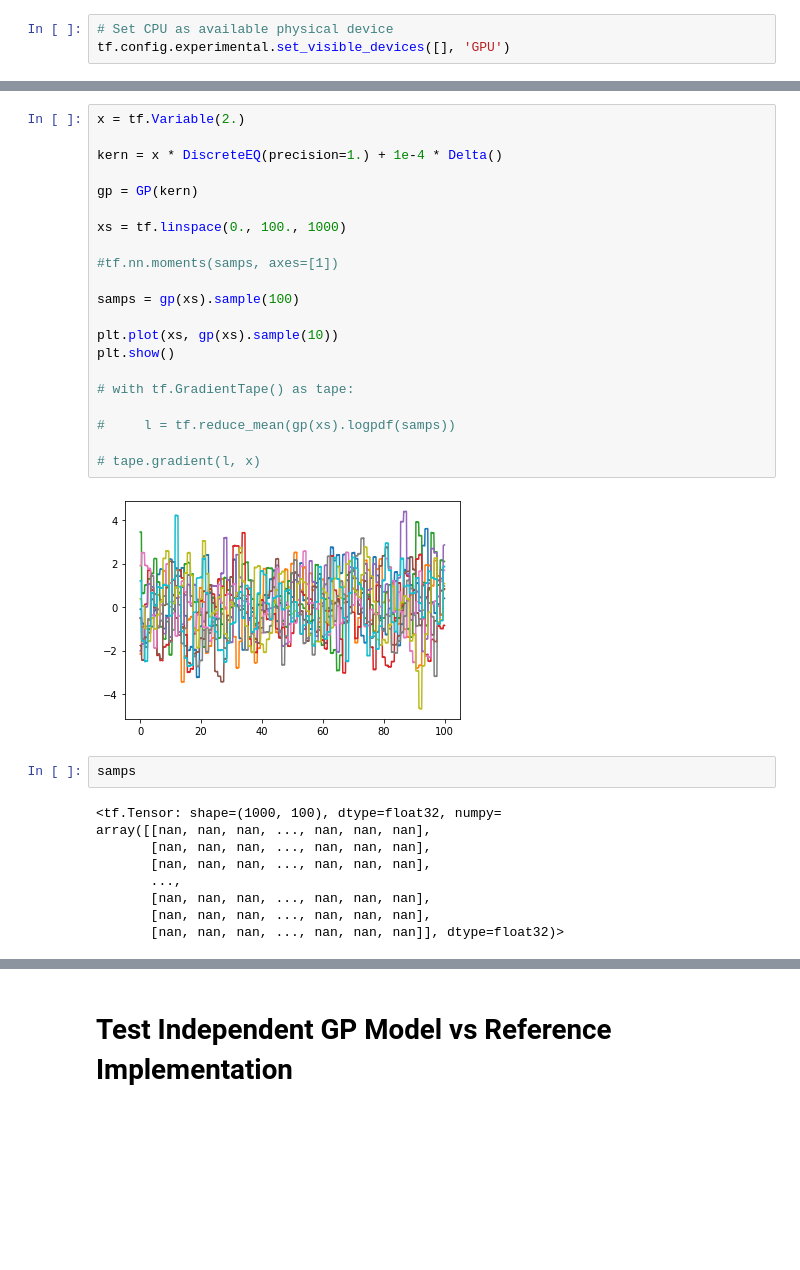
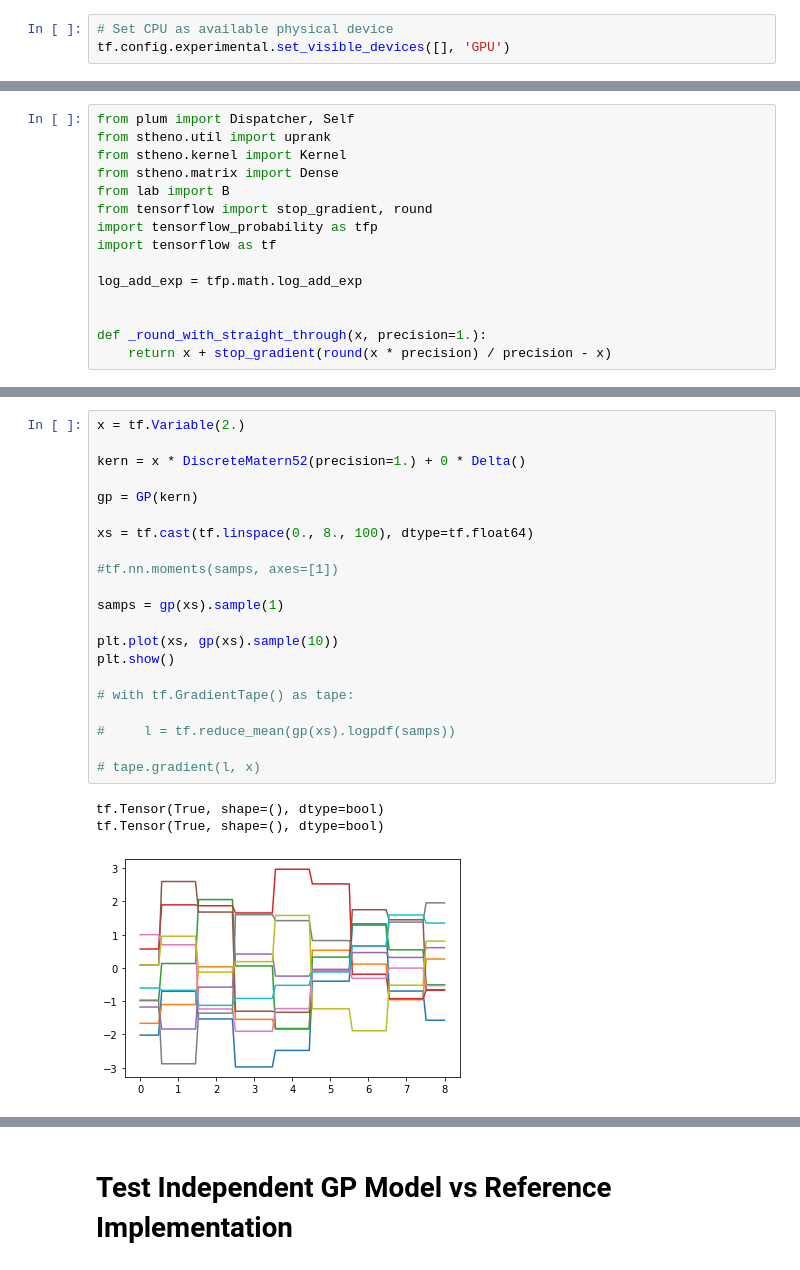
Before and after one commit to gncs/boa, a Jupyter notebook: notebooks/scratch.ipynb, the cells around one changed output, grey strips where cells are left out. Saved outputs shown, nothing was run; the diff lists cells and outputs as text; blank space fills up the shorter version.

```diff
--- a/notebooks/scratch.ipynb
+++ b/notebooks/scratch.ipynb
@@ -59,0 +65,15 @@ tape.gradient(l, x)
+# %%
+from plum import Dispatcher, Self
+from stheno.util import uprank
+from stheno.kernel import Kernel
+from stheno.matrix import Dense
+from lab import B
+from tensorflow import stop_gradient, round
+import tensorflow_probability as tfp
+import tensorflow as tf
+
+log_add_exp = tfp.math.log_add_exp
+
+
+def _round_with_straight_through(x, precision=1.):
+    return x + stop_gradient(round(x * precision) / precision - x)
@@ -60,34 +139,25 @@ tape.gradient(l, x)
 # %%
 x = tf.Variable(2.)
 
-kern = x * DiscreteEQ(precision=1.) + 1e-4 * Delta()
+kern = x * DiscreteMatern52(precision=1.) + 0 * Delta()
 
 gp = GP(kern)
 
-xs = tf.linspace(0., 100., 1000)
+xs = tf.cast(tf.linspace(0., 8., 100), dtype=tf.float64)
 
 #tf.nn.moments(samps, axes=[1])
 
-samps = gp(xs).sample(100)
+samps = gp(xs).sample(1)
 
 plt.plot(xs, gp(xs).sample(10))
 plt.show()
 
 # with tf.GradientTape() as tape:
 
 #     l = tf.reduce_mean(gp(xs).logpdf(samps))
 
 # tape.gradient(l, x)
 # %% [output]
+tf.Tensor(True, shape=(), dtype=bool)
+tf.Tensor(True, shape=(), dtype=bool)
-[figure, old version]
+[figure, new version]
-# %%
-samps
-# %% [output]
-<tf.Tensor: shape=(1000, 100), dtype=float32, numpy=
-array([[nan, nan, nan, ..., nan, nan, nan],
-       [nan, nan, nan, ..., nan, nan, nan],
-       [nan, nan, nan, ..., nan, nan, nan],
-       ...,
-       [nan, nan, nan, ..., nan, nan, nan],
-       [nan, nan, nan, ..., nan, nan, nan],
-       [nan, nan, nan, ..., nan, nan, nan]], dtype=float32)>
```
Also changed, not shown: parts of 8 cells of this notebook, 5 other files.
